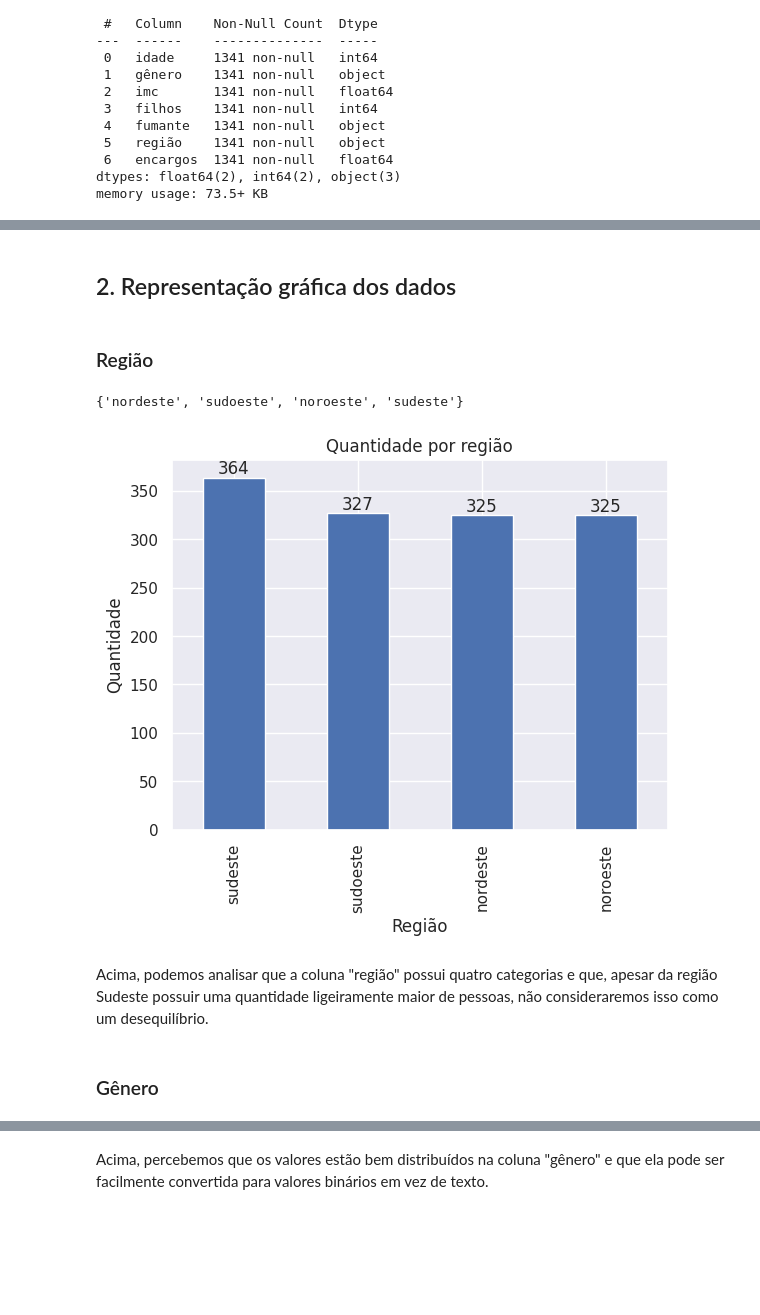
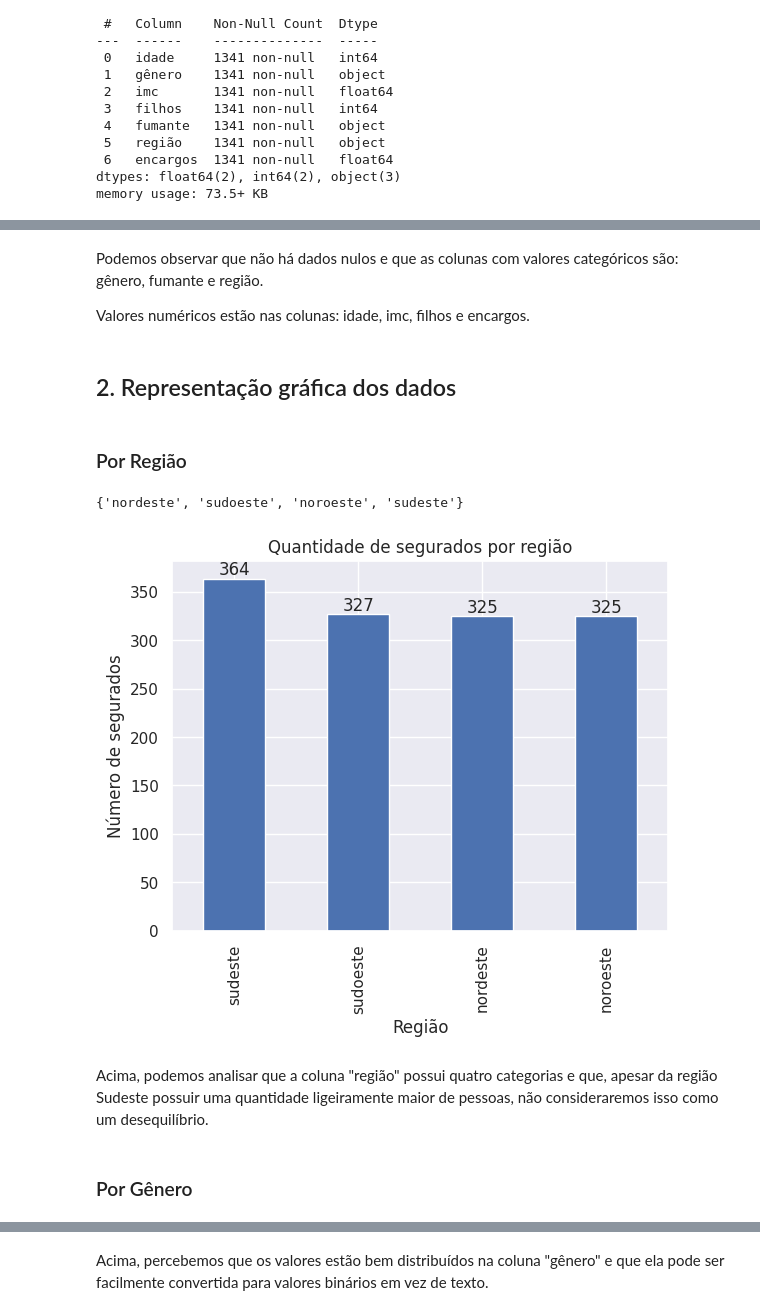
Before and after one commit to marcosjsh/fiap_tech_challenge, a Jupyter notebook: Previsão_Seguro_Saúde_Completo.ipynb, the cells around one changed output, grey strips where cells are left out. Cells and saved outputs as stored; diff of their text form; code cells hidden in the pictures; blank space fills up the shorter version.

```diff
--- a/Previsão_Seguro_Saúde_Completo.ipynb
+++ b/Previsão_Seguro_Saúde_Completo.ipynb
@@ -96,8 +100,12 @@ df.isnull().sum()
 dtype: int64
+# %% [markdown]
+Podemos observar que não há dados nulos e que as colunas com valores categóricos são: gênero, fumante e região.
+
+Valores numéricos estão nas colunas: idade, imc, filhos e encargos.
 # %% [markdown]
 ## 2. Representação gráfica dos dados
 # %% [markdown]
-### Região
+### Por Região
 # %%
 regioes = set(df["região"])
 print(regioes)
@@ -106,21 +114,21 @@ print(regioes)
 # %%
 qtd_regiao = df["região"].value_counts()
 ax = qtd_regiao.plot(kind='bar')
 
-plt.title('Quantidade por região')
+plt.title('Quantidade de segurados por região')
 plt.xlabel('Região')
-plt.ylabel('Quantidade')
+plt.ylabel('Número de segurados')
 
 for i, count in enumerate(qtd_regiao):
     ax.annotate(str(count), xy=(i, count), ha='center', va='bottom')
 
 plt.show()
 # %% [output]
-[figure, old version]
+[figure, new version]
 # %% [markdown]
 Acima, podemos analisar que a coluna "região" possui quatro categorias e que, apesar da região Sudeste possuir uma quantidade ligeiramente maior de pessoas, não consideraremos isso como um desequilíbrio.
 # %% [markdown]
-### Gênero
+### Por Gênero
 # %%
 qtd_genero = df["gênero"].value_counts()
 custom_colors = ['#83a7fe', '#ffaeef']
```
Also changed, not shown: parts of 8 cells of this notebook.
